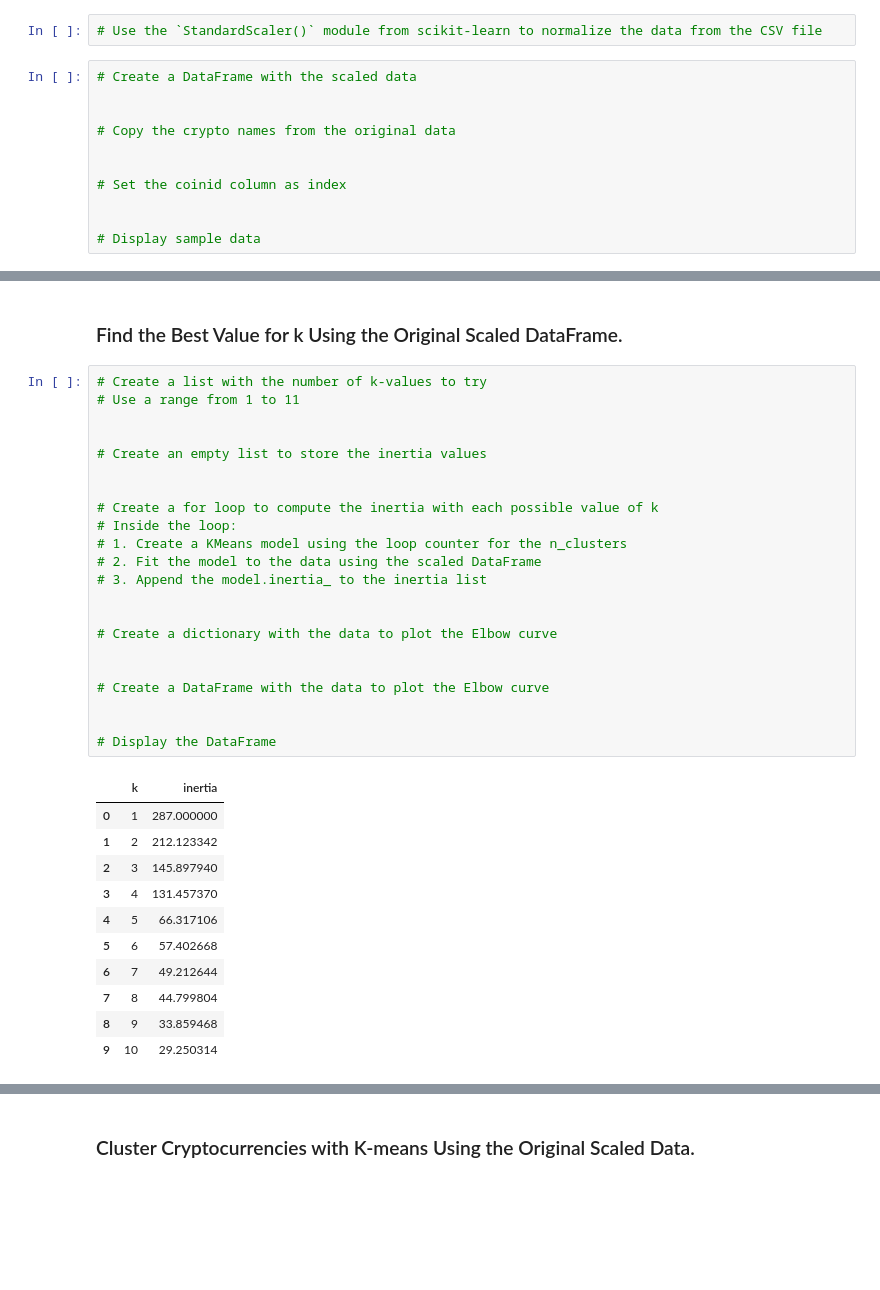
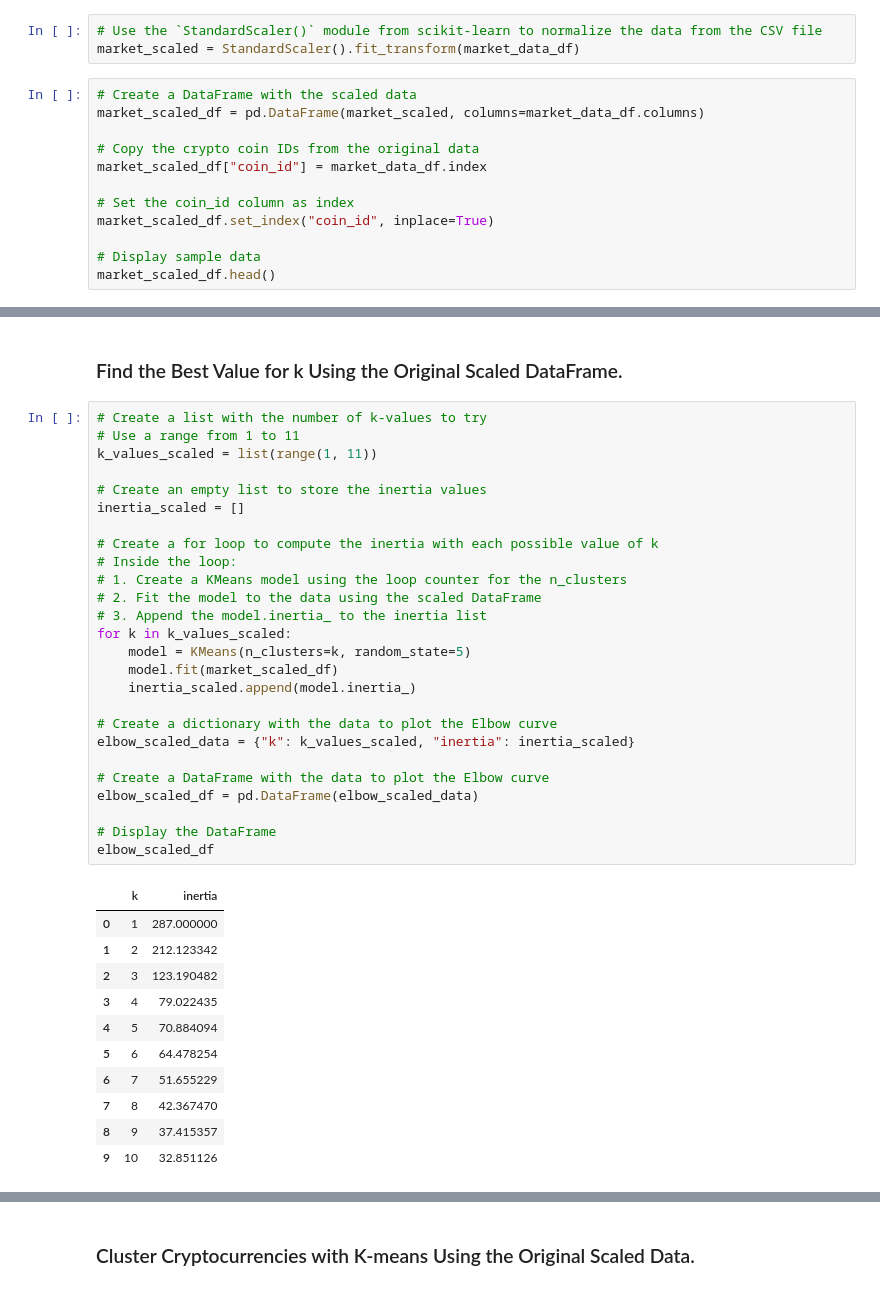
Before and after one commit to Rocker-Mitchell/CryptoClustering, a Jupyter notebook: Crypto_Clustering.ipynb, the cells around one changed output, grey strips where cells are left out. Cells and saved outputs as stored; diff of their text form; blank space fills up the shorter version.

```diff
--- a/Crypto_Clustering.ipynb
+++ b/Crypto_Clustering.ipynb
@@ -40,17 +40,19 @@ market_data_df.describe()
 ### Prepare the Data
 # %%
 # Use the `StandardScaler()` module from scikit-learn to normalize the data from the CSV file
+market_scaled = StandardScaler().fit_transform(market_data_df)
 # %%
 # Create a DataFrame with the scaled data
+market_scaled_df = pd.DataFrame(market_scaled, columns=market_data_df.columns)
 
+# Copy the crypto coin IDs from the original data
+market_scaled_df["coin_id"] = market_data_df.index
 
-# Copy the crypto names from the original data
-
-
-# Set the coinid column as index
-
+# Set the coin_id column as index
+market_scaled_df.set_index("coin_id", inplace=True)
 
 # Display sample data
+market_scaled_df.head()
 # %% [output]
 |  | price_change_percentage_24h | price_change_percentage_7d | price_change_percentage_14d | price_change_percentage_30d | ... |
 | coin_id |  |  |  |  | ... |
@@ -64,37 +66,41 @@ market_data_df.describe()
 # %%
 # Create a list with the number of k-values to try
 # Use a range from 1 to 11
-
+k_values_scaled = list(range(1, 11))
 
 # Create an empty list to store the inertia values
-
+inertia_scaled = []
 
 # Create a for loop to compute the inertia with each possible value of k
 # Inside the loop:
 # 1. Create a KMeans model using the loop counter for the n_clusters
 # 2. Fit the model to the data using the scaled DataFrame
 # 3. Append the model.inertia_ to the inertia list
-
+for k in k_values_scaled:
+    model = KMeans(n_clusters=k, random_state=5)
+    model.fit(market_scaled_df)
+    inertia_scaled.append(model.inertia_)
 
 # Create a dictionary with the data to plot the Elbow curve
-
+elbow_scaled_data = {"k": k_values_scaled, "inertia": inertia_scaled}
 
 # Create a DataFrame with the data to plot the Elbow curve
-
+elbow_scaled_df = pd.DataFrame(elbow_scaled_data)
 
 # Display the DataFrame
+elbow_scaled_df
 # %% [output]
 |  | k | inertia |
 | 0 | 1 | 287.000000 |
 | 1 | 2 | 212.123342 |
-| 2 | 3 | 145.897940 |
-| 3 | 4 | 131.457370 |
-| 4 | 5 | 66.317106 |
-| 5 | 6 | 57.402668 |
-| 6 | 7 | 49.212644 |
-| 7 | 8 | 44.799804 |
-| 8 | 9 | 33.859468 |
-| 9 | 10 | 29.250314 |
+| 2 | 3 | 123.190482 |
+| 3 | 4 | 79.022435 |
+| 4 | 5 | 70.884094 |
+| 5 | 6 | 64.478254 |
+| 6 | 7 | 51.655229 |
+| 7 | 8 | 42.367470 |
+| 8 | 9 | 37.415357 |
+| 9 | 10 | 32.851126 |
 # %%
 # Plot a line chart with all the inertia values computed with
 # the different values of k to visually identify the optimal value for k.
```
Also changed, not shown: parts of 23 cells of this notebook, 2 other files.
